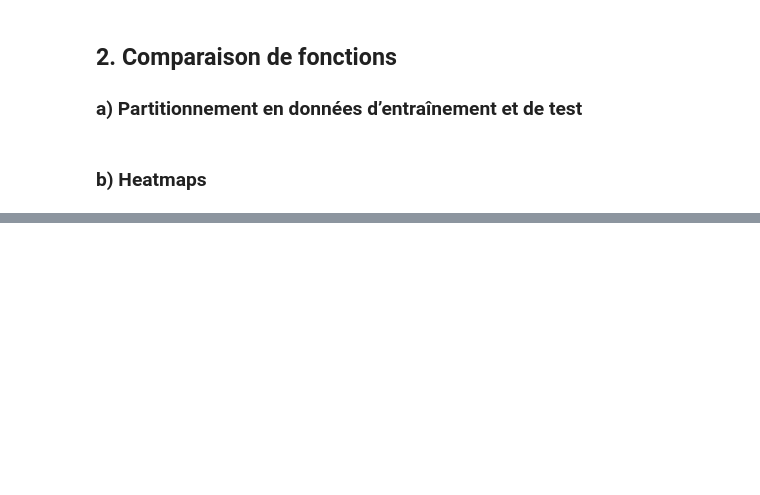
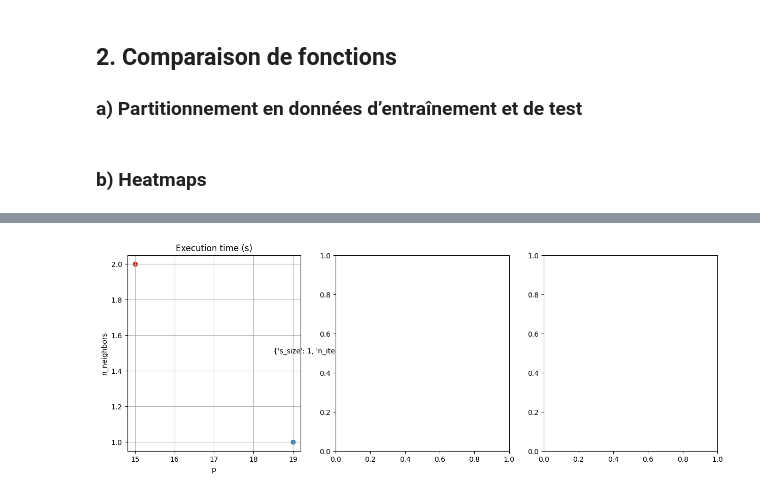
Before and after one commit to T-amairi/IFT870, a Jupyter notebook: TP3/tp3.ipynb, the cells around one changed output, grey strips where cells are left out. Saved outputs shown, nothing was run; the diff lists cells and outputs as text; code cells hidden in the pictures; blank space fills up the shorter version.

```diff
--- a/TP3/tp3.ipynb
+++ b/TP3/tp3.ipynb
@@ -413,0 +451,8 @@ dfPerf
+# %%
+# parameters
+testSize = [0.3]
+benchmarkPara = {'s_size' : range(1,3), 'n_iter' : [50, 75]}
+
+getBenchmarkPlot(class_model, X, y, bayesian_optimisation, testSize, benchmark, benchmarkPara, 'grille_param', grille_param)
+# %% [output]
+[figure, added]
```
Also changed, not shown: parts of 14 cells of this notebook, 2 other files.
